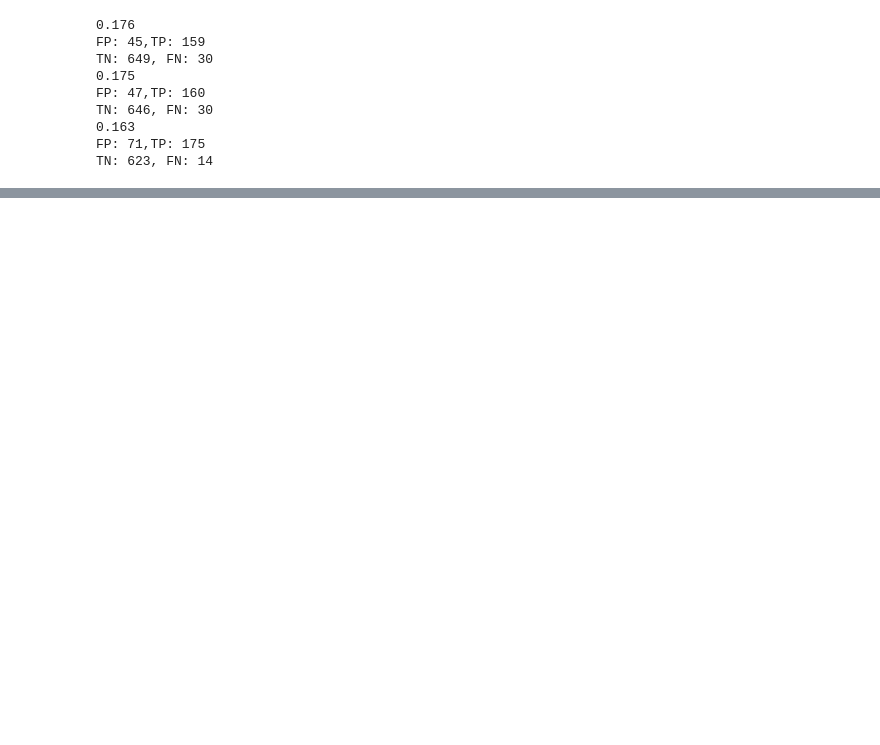
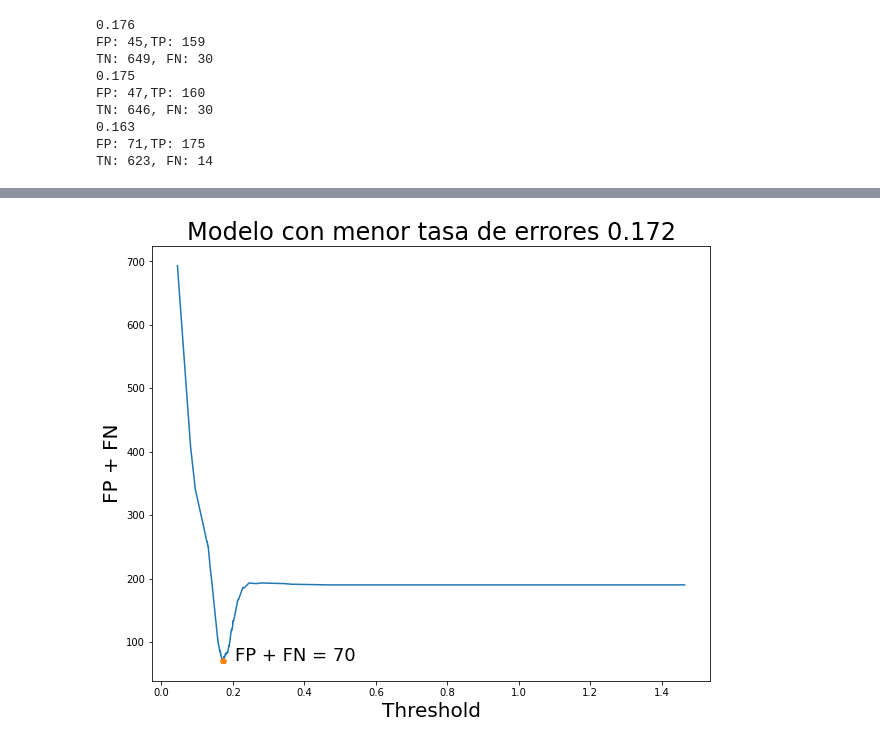
Before and after one commit to MartinVIllesca/ME7260-Aprendizaje-Profundo-en-Diagnostico-y-Pronostico-de-Fallas, a Jupyter notebook: t4/tarea_04.ipynb, the cells around one changed output, grey strips where cells are left out. Cells and saved outputs as stored; diff of their text form; code cells hidden in the pictures; blank space fills up the shorter version.

```diff
--- a/t4/tarea_04.ipynb
+++ b/t4/tarea_04.ipynb
@@ -354,6 +444,7 @@ rmse_nominal = rmse[nominal]
 
 alarma = np.where(Y_test == 0)[0]
 rmse_alarma = rmse[alarma]
+rate = []
 
 for th in ths:
     real_nominal = np.where(rmse_nominal < th)[0]
@@ -362,6 +453,8 @@ for th in ths:
     real_alarma = np.where(rmse_alarma > th)[0]
     falsa_nominal = np.where(rmse_alarma < th)[0]
 
+    rate.append(falsa_alarma.shape[0] + falsa_nominal.shape[0])
+
     if falsa_nominal.shape[0] == 30 or th == best_th:
         print(f'{th:.3f}')
         print(f'FP: {falsa_alarma.shape[0]},TP: {real_alarma.shape[0]}')
@@ -430,0 +478,12 @@ plt.show()
+# %%
+plt.figure(figsize=(10,8))
+plt.plot(ths, rate)
+plt.title(f'Modelo con menor tasa de errores {ths[np.argmin(rate)]:.3f}', fontsize=24)
+plt.ylabel('FP + FN', fontsize=20)
+plt.xlabel('Threshold', fontsize=20)
+plt.plot(ths[np.argmin(rate)], np.min(rate), marker='p')
+plt.text(ths[np.argmin(rate)] * 1.2, np.min(rate),
+         f'FP + FN = {np.min(rate)}', fontsize=18)
+plt.show()
+# %% [output]
+[figure, added]
```
Also changed, not shown: parts of 9 cells of this notebook.
